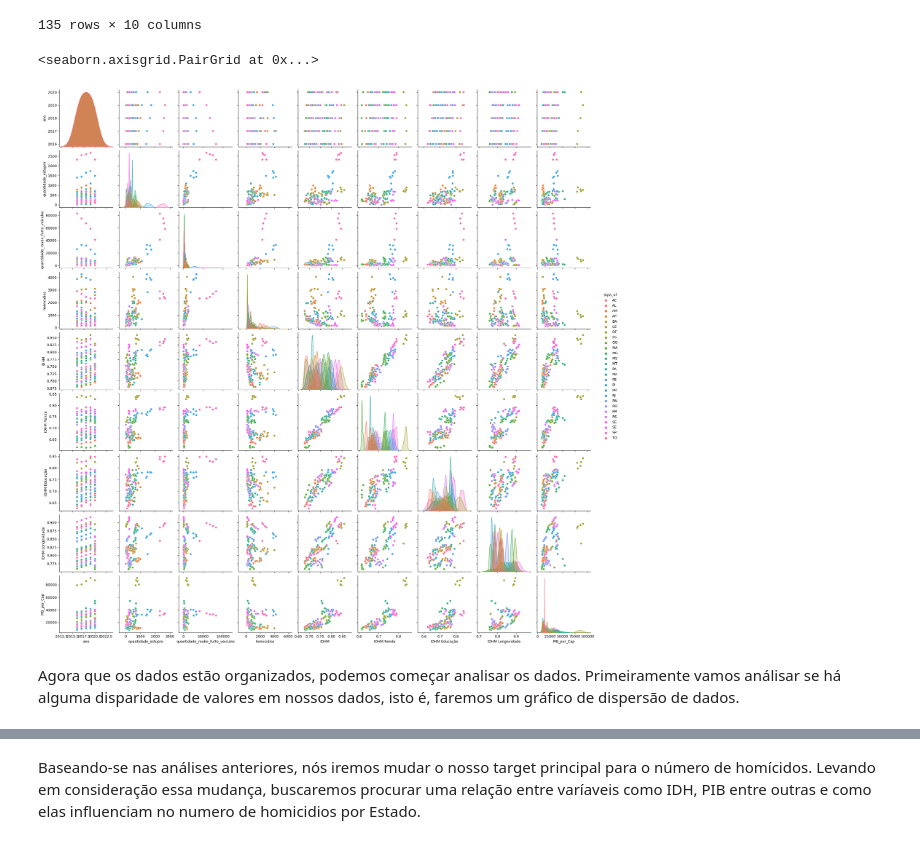
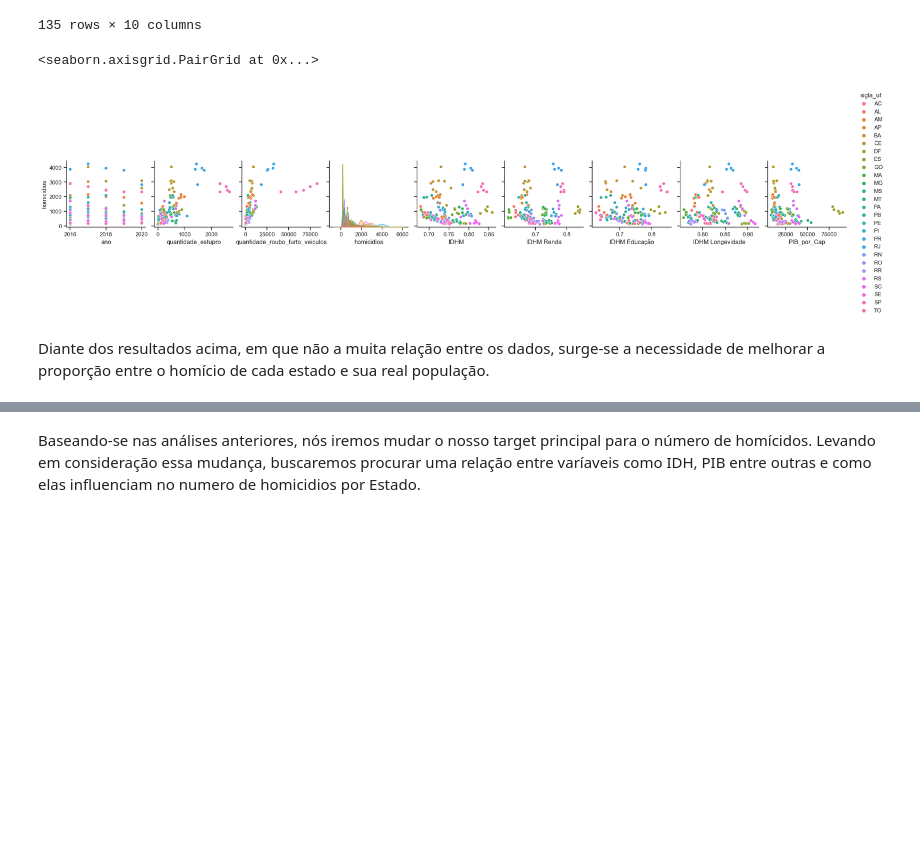
Before and after one commit to Iamiran1/Projeto-2---Ci-ncia-de-Dados, a Jupyter notebook: P2.ipynb, the cells around one changed output, grey strips where cells are left out. Drawn from its saved outputs; the diff is of its cells as text; code cells hidden in the pictures; blank space fills up the shorter version.

```diff
--- a/P2.ipynb
+++ b/P2.ipynb
@@ -268,15 +268,12 @@ dados_combinados
 135 rows × 10 columns
 # %%
 import seaborn as sns
-
-
-
-sns.pairplot(dados_combinados,hue='sigla_uf')
+sns.pairplot(dados_combinados, hue='sigla_uf', y_vars=["homicidios"])
 # %% [output]
 <seaborn.axisgrid.PairGrid at 0x...>
-[figure, old version]
+[figure, new version]
-# %% [markdown]
-Agora que os dados estão organizados, podemos começar analisar os dados. Primeiramente vamos análisar se há alguma disparidade de valores em nossos dados, isto é, faremos um gráfico de dispersão de dados.
+# %% [markdown]
+Diante dos resultados acima, em que não a muita relação entre os dados, surge-se a necessidade de melhorar a proporção entre o homício de cada estado e sua real população.
 # %%
 # # Criar uma figura com subplots lado a lado
 # fig, axs = plt.subplots(2, 2, figsize=(18, 10))
```
Also changed, not shown: 1 other file.
